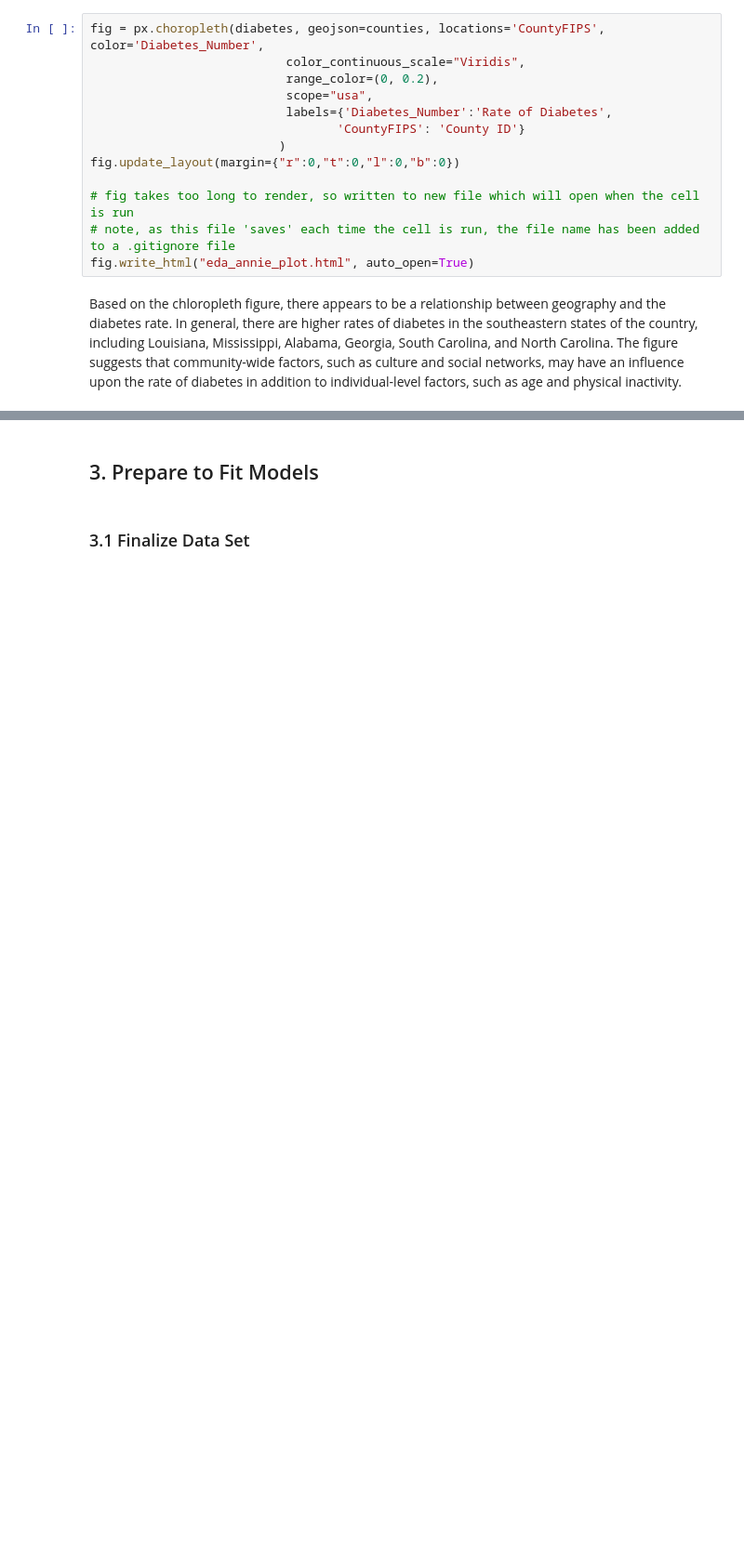
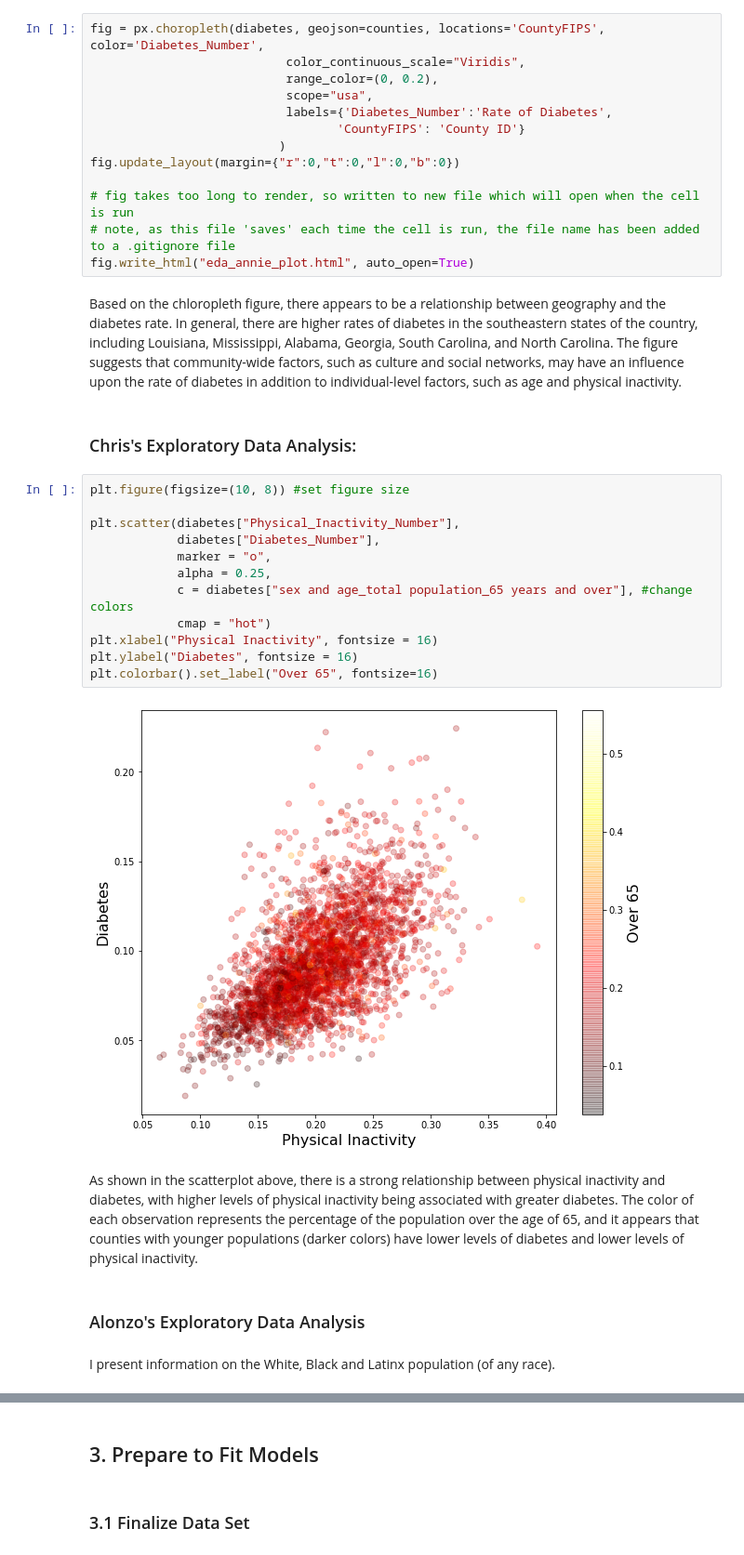
Before and after one commit to alonzoack/CSS_Project2_Group5, a Jupyter notebook: Project 2 Students.ipynb, the cells around one changed output, grey strips where cells are left out. Shown at 93% size. Cells and saved outputs as stored; diff of their text form; blank space fills up the shorter version.

```diff
--- a/Project 2 Students.ipynb
+++ b/Project 2 Students.ipynb
@@ -246,3 +246,25 @@ fig.update_layout(margin={"r":0,"t":0,"l":0,"b":0})
 fig.write_html("eda_annie_plot.html", auto_open=True)
 # %% [markdown]
 Based on the chloropleth figure, there appears to be a relationship between geography and the diabetes rate. In general, there are higher rates of diabetes in the southeastern states of the country, including Louisiana, Mississippi, Alabama, Georgia, South Carolina, and North Carolina. The figure suggests that community-wide factors, such as culture and social networks, may have an influence upon the rate of diabetes in addition to individual-level factors, such as age and physical inactivity.
+# %% [markdown]
+### Chris's Exploratory Data Analysis:
+# %%
+plt.figure(figsize=(10, 8)) #set figure size
+
+plt.scatter(diabetes["Physical_Inactivity_Number"],
+            diabetes["Diabetes_Number"],
+            marker = "o",
+            alpha = 0.25,
+            c = diabetes["sex and age_total population_65 years and over"], #change colors
+            cmap = "hot")
+plt.xlabel("Physical Inactivity", fontsize = 16)
+plt.ylabel("Diabetes", fontsize = 16)
+plt.colorbar().set_label("Over 65", fontsize=16)
+# %% [output]
+[figure, added]
+# %% [markdown]
+As shown in the scatterplot above, there is a strong relationship between physical inactivity and diabetes, with higher levels of physical inactivity being associated with greater diabetes. The color of each observation represents the percentage of the population over the age of 65, and it appears that counties with younger populations (darker colors) have lower levels of diabetes and lower levels of physical inactivity.
+# %% [markdown]
+### Alonzo's Exploratory Data Analysis
+# %% [markdown]
+I present information on the White, Black and Latinx population (of any race).
```
Also changed, not shown: parts of 61 cells of this notebook.
